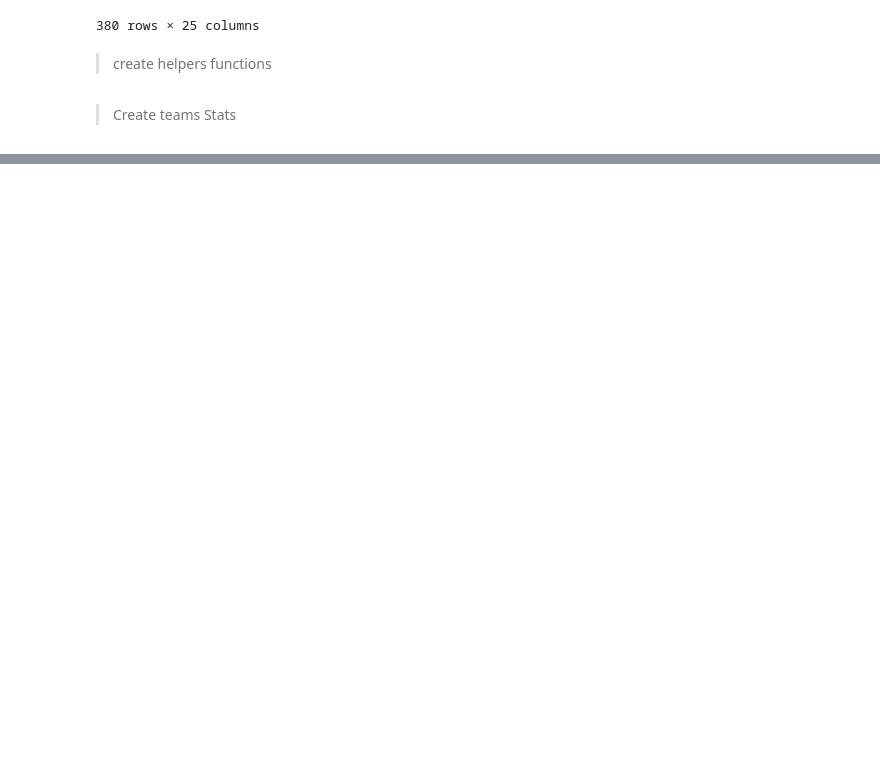
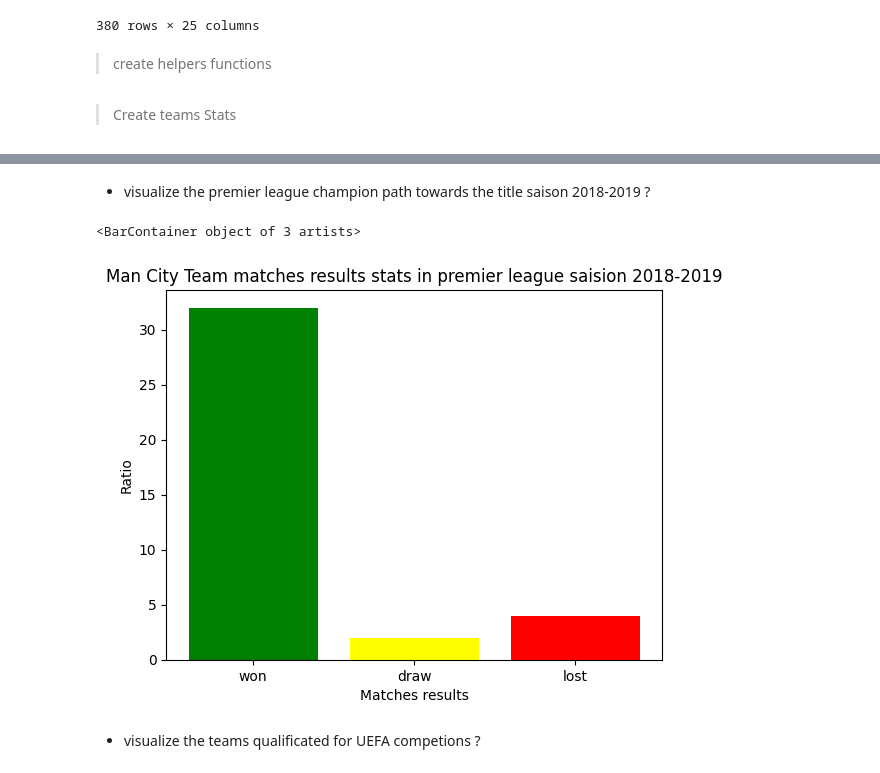
Before and after one commit to ayubhr/mini-projet-data-analysis, a Jupyter notebook: index.ipynb, the cells around one changed output, grey strips where cells are left out. Saved outputs shown, nothing was run; the diff lists cells and outputs as text; code cells hidden in the pictures; blank space fills up the shorter version.

```diff
--- a/index.ipynb
+++ b/index.ipynb
@@ -191,0 +412,8 @@ combinedTotalTeamStats
+# %%
+from functools import reduce
+
+combinedTotalTeamStats = [totalTeamsPoints, TotalTeamGoals,  TotalTeamCorners, TotalTeamYellowCards, TotalTeamRedCards, TotalTeamFouls, teamsFairPlaysPoints]
+TeamStatsData = reduce(lambda left,right: pd.merge(left,right,on='team'), combinedTotalTeamStats)
+
+
+TeamStatsData
@@ -191,0 +506,46 @@ combinedTotalTeamStats
+# %% [markdown]
+ * visualize the premier league champion path towards the title saison 2018-2019  ?
+# %%
+# Ignore pandas code warnings
+#pd.set_option('mode.chained_assignment', None)
+
+
+championTeam = str(champion["team"][0])
+championTeamPath = instancedData.loc[(instancedData['HomeTeam'] == championTeam) | (instancedData['AwayTeam'] == championTeam)].reset_index(drop=True)
+
+def getChampionMathRes(row):
+    if(row["HomeTeam"] == championTeam):
+        if(row["FTR"] == "H"):
+            return "won"
+        elif(row["FTR"] == "A"):
+            return "lost"
+        else:
+            return "draw"
+    elif(row["AwayTeam"] == championTeam):
+        if(row["FTR"] == "A"):
+            return "won"
+        elif(row["FTR"] == "H"):
+            return "lost"
+        else:
+            return "draw"
+
+
+for index, row in championTeamPath.iterrows():
+     championTeamPath.loc[index, 'match_res'] = getChampionMathRes(row)
+
+teamResStats = championTeamPath.groupby(['match_res']).size()
+
+plt.xlabel("Matches results")
+plt.ylabel("Ratio")
+plt.title(championTeam+ " Team matches results stats in premier league saision 2018-2019");
+
+x = ["won", "draw", "lost"]
+h = [teamResStats["won"], teamResStats["draw"], teamResStats["lost"]]
+c = ['green', 'yellow', 'red']
+ #bar plot
+plt.bar(x, height = h, color = c)
+# %% [output]
+<BarContainer object of 3 artists>
+[figure, added]
+# %% [markdown]
+ * visualize the teams qualificated for UEFA competions  ?
```
Also changed, not shown: parts of 44 cells of this notebook.
